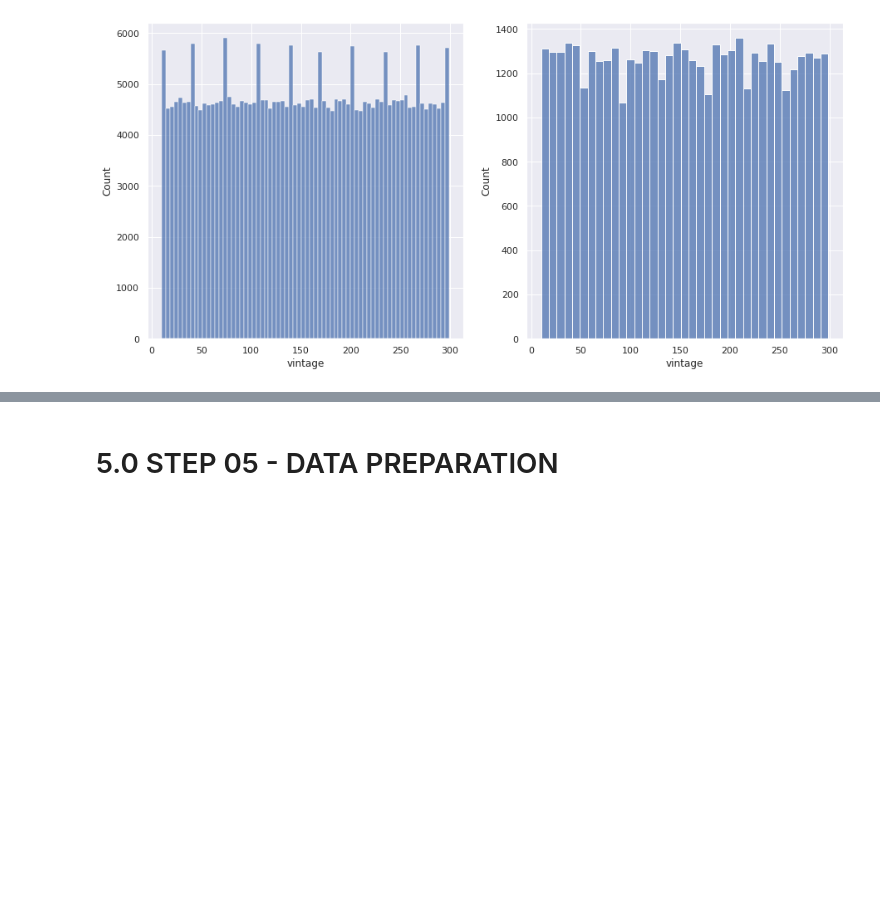
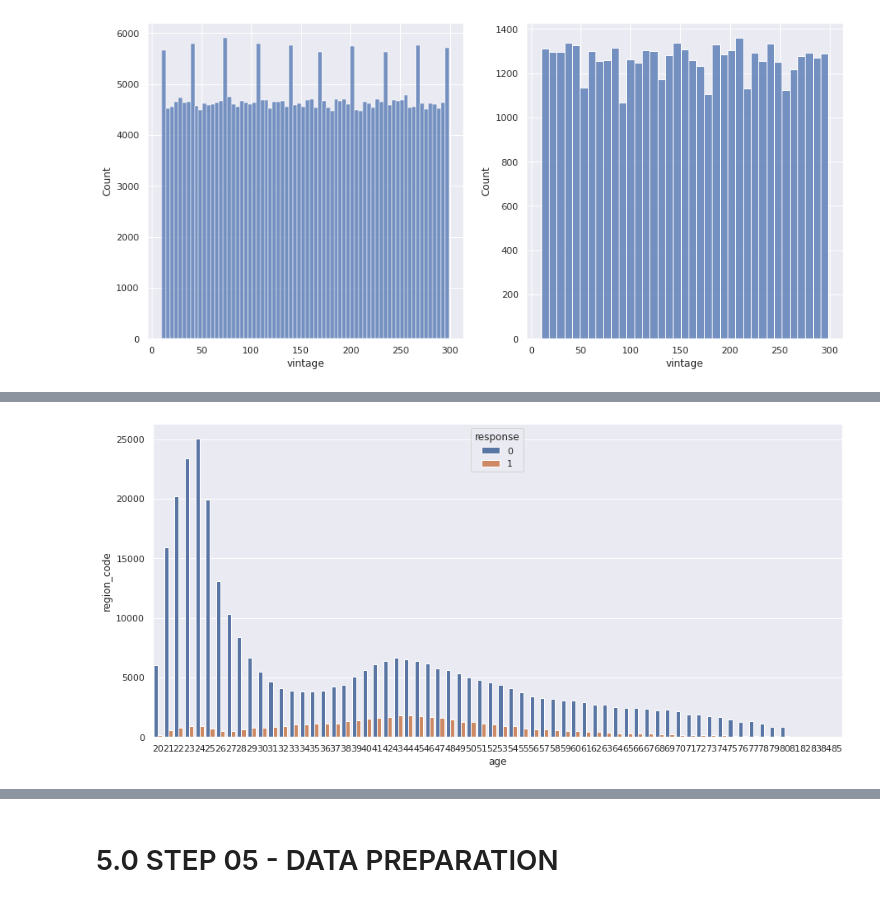
Before and after one commit to JeffersonMedines/health_insurance_cross_sell, a Jupyter notebook: notebooks/m01_v01_health_insurance_cross_sell.ipynb, the cells around one changed output, grey strips where cells are left out. Drawn from its saved outputs; the diff is of its cells as text; code cells hidden in the pictures; blank space fills up the shorter version.

```diff
--- a/notebooks/m01_v01_health_insurance_cross_sell.ipynb
+++ b/notebooks/m01_v01_health_insurance_cross_sell.ipynb
@@ -483,0 +503,5 @@ sns.histplot( aux2 );
+# %%
+aux3 = df4[['response', 'age', 'region_code']].groupby( ['response', 'age'] ).count().reset_index()
+sns.barplot( x='age', y='region_code', hue='response', data=aux3 );
+# %% [output]
+[figure, added]
```
Also changed, not shown: parts of 48 cells of this notebook.
